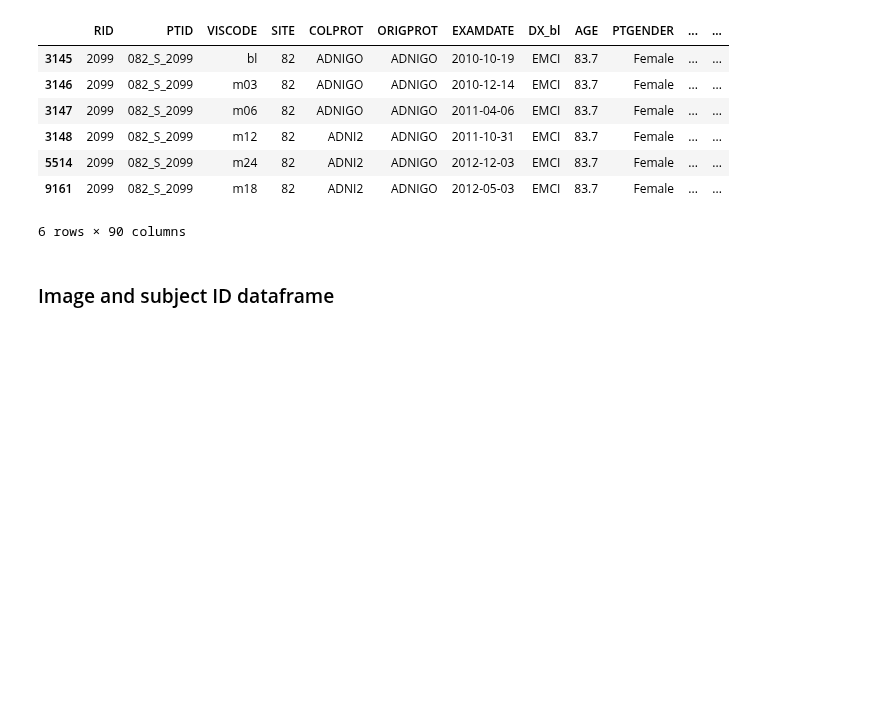
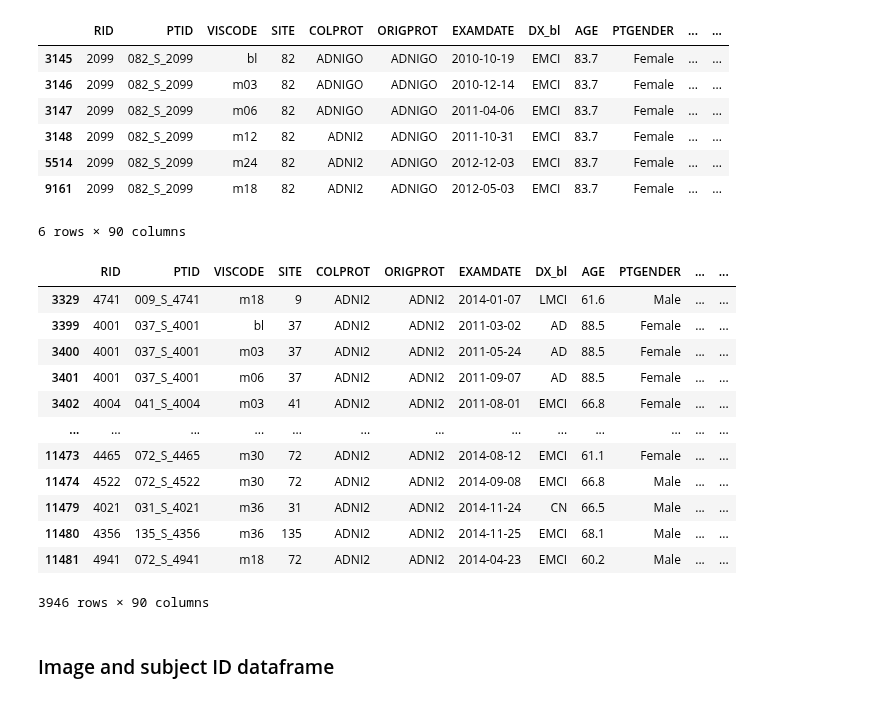
Before and after one commit to nikhil153/brain-diff, a Jupyter notebook: notebooks/2_adni_follow_up.ipynb, the cells around one changed output. Saved outputs shown, nothing was run; the diff lists cells and outputs as text; code cells hidden in the pictures; blank space fills up the shorter version.

```diff
--- a/notebooks/2_adni_follow_up.ipynb
+++ b/notebooks/2_adni_follow_up.ipynb
@@ -43,6 +43,22 @@ number of ADNI1 subjects: 819, number of ADNI2 subjects: 787
 | 5514 | 2099 | 082_S_2099 | m24 | 82 | ADNI2 | ADNIGO | 2012-12-03 | EMCI | 83.7 | Female | ... | ... |
 | 9161 | 2099 | 082_S_2099 | m18 | 82 | ADNI2 | ADNIGO | 2012-05-03 | EMCI | 83.7 | Female | ... | ... |
 6 rows × 90 columns
+# %%
+adnimerge_df[adnimerge_df["ORIGPROT"]=="ADNI2"]
+# %% [output]
+|  | RID | PTID | VISCODE | SITE | COLPROT | ORIGPROT | EXAMDATE | DX_bl | AGE | PTGENDER | ... | ... |
+| 3329 | 4741 | 009_S_4741 | m18 | 9 | ADNI2 | ADNI2 | 2014-01-07 | LMCI | 61.6 | Male | ... | ... |
+| 3399 | 4001 | 037_S_4001 | bl | 37 | ADNI2 | ADNI2 | 2011-03-02 | AD | 88.5 | Female | ... | ... |
+| 3400 | 4001 | 037_S_4001 | m03 | 37 | ADNI2 | ADNI2 | 2011-05-24 | AD | 88.5 | Female | ... | ... |
+| 3401 | 4001 | 037_S_4001 | m06 | 37 | ADNI2 | ADNI2 | 2011-09-07 | AD | 88.5 | Female | ... | ... |
+| 3402 | 4004 | 041_S_4004 | m03 | 41 | ADNI2 | ADNI2 | 2011-08-01 | EMCI | 66.8 | Female | ... | ... |
+| ... | ... | ... | ... | ... | ... | ... | ... | ... | ... | ... | ... | ... |
+| 11473 | 4465 | 072_S_4465 | m30 | 72 | ADNI2 | ADNI2 | 2014-08-12 | EMCI | 61.1 | Female | ... | ... |
+| 11474 | 4522 | 072_S_4522 | m30 | 72 | ADNI2 | ADNI2 | 2014-09-08 | EMCI | 66.8 | Male | ... | ... |
+| 11479 | 4021 | 031_S_4021 | m36 | 31 | ADNI2 | ADNI2 | 2014-11-24 | CN | 66.5 | Male | ... | ... |
+| 11480 | 4356 | 135_S_4356 | m36 | 135 | ADNI2 | ADNI2 | 2014-11-25 | EMCI | 68.1 | Male | ... | ... |
+| 11481 | 4941 | 072_S_4941 | m18 | 72 | ADNI2 | ADNI2 | 2014-04-23 | EMCI | 60.2 | Male | ... | ... |
+3946 rows × 90 columns
 # %% [markdown]
 ### Image and subject ID dataframe
 # %%
```
Also changed, not shown: parts of 5 cells of this notebook, 3 other files.
